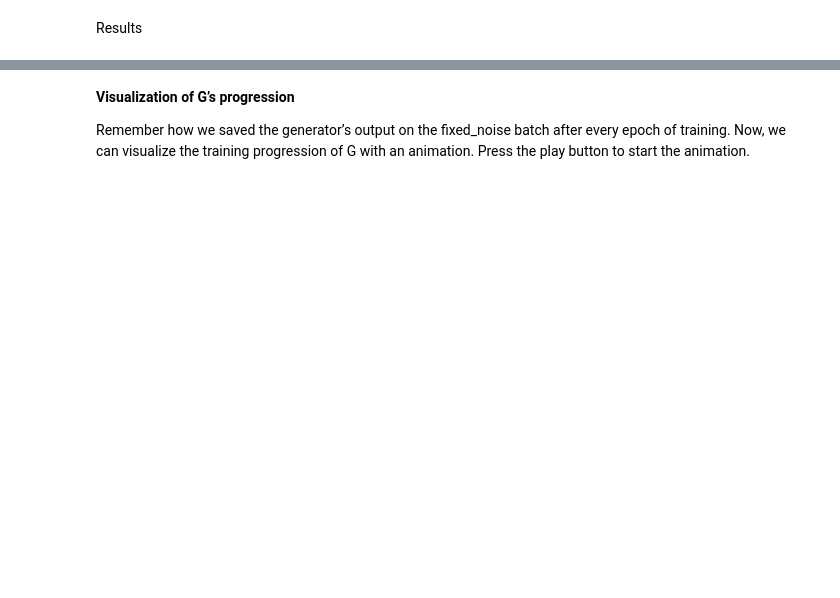
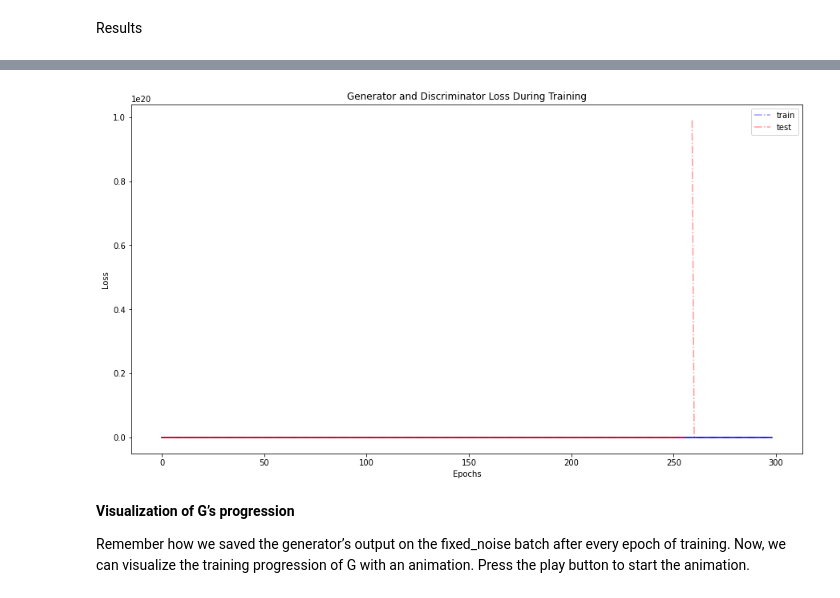
Before and after one commit to pankaj90382/TSAI-2, a Jupyter notebook: S7/VAE.ipynb, the cells around one changed output, grey strips where cells are left out. Cells and saved outputs as stored; diff of their text form; code cells hidden in the pictures; blank space fills up the shorter version.

```diff
--- a/S7/VAE.ipynb
+++ b/S7/VAE.ipynb
@@ -512,24 +480,26 @@ plt.show()
 # %%
 def smooth_curv(scalars, weight):  # Weight between 0 and 1
     last = scalars[0]  # First value in the plot (first timestep)
     smoothed = list()
     for point in scalars:
         smoothed_val = last * weight + (1 - weight) * point  # Calculate smoothed value
         smoothed.append(smoothed_val)                        # Save it
         last = smoothed_val                                  # Anchor the last smoothed value
 
     return np.array(smoothed)
 
 plt.figure(figsize=(15, 8))
 plt.title("Generator and Discriminator Loss During Training")
-plt.plot(G_losses, 'b-.',label="G", alpha=0.4)
-plt.plot(D_losses, 'r-.', label="D", alpha=0.4)
-plt.plot(smooth_curv(G_losses, 0.95), 'b')
-plt.plot(smooth_curv(D_losses, 0.95), 'r')
-plt.xlabel("Iterations")
+plt.plot(trainloss[10:], 'b-.',label="train", alpha=0.4)
+plt.plot(testloss[10:], 'r-.', label="test", alpha=0.4)
+plt.plot(smooth_curv(trainloss[10:], 0.95), 'b')
+plt.plot(smooth_curv(testloss[10:], 0.95), 'r')
+plt.xlabel("Epochs")
 plt.ylabel("Loss")
 plt.legend()
 plt.show()
+# %% [output]
+[figure, added]
 # %% [markdown]
 **Visualization of G’s progression**
 
```
Also changed, not shown: parts of 25 cells of this notebook.
